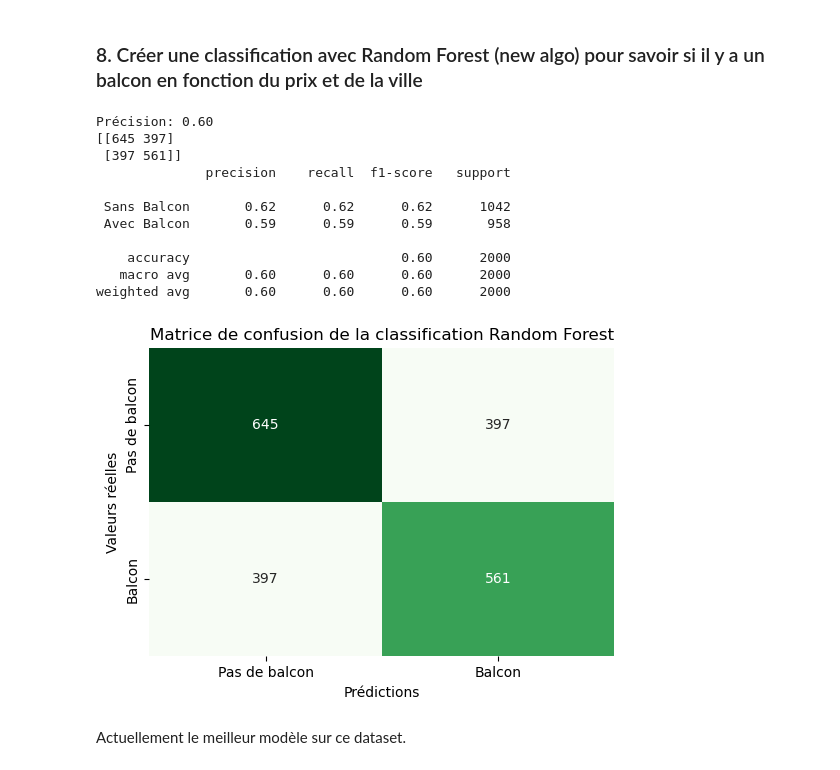
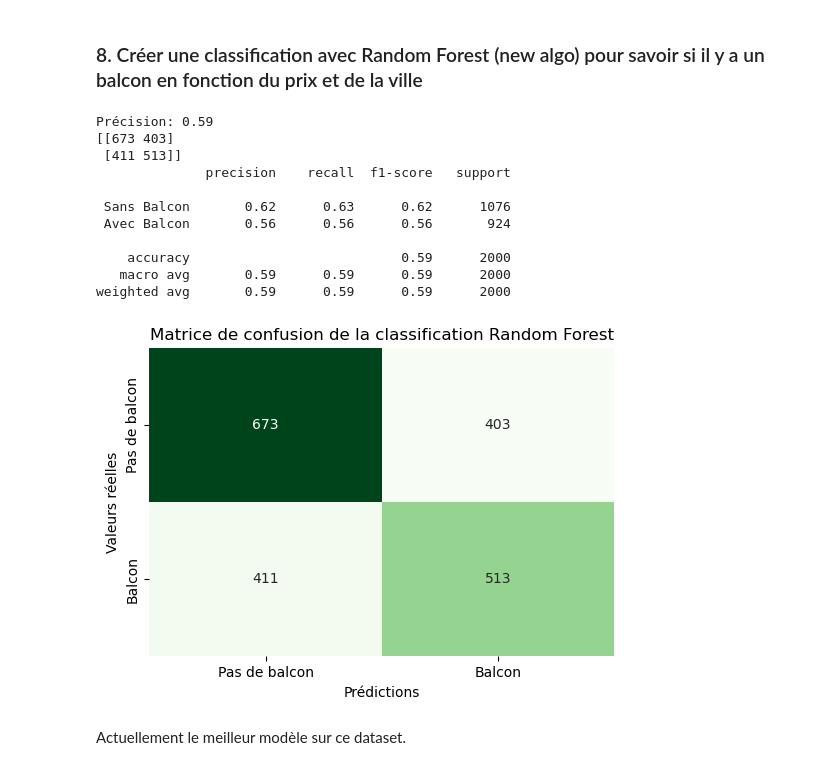
Before and after one commit to operdrix/cours-web-ia, a Jupyter notebook: rendu/rendu.ipynb, the cells around one changed output. Cells and saved outputs as stored; diff of their text form; code cells hidden in the pictures.

```diff
--- a/rendu/rendu.ipynb
+++ b/rendu/rendu.ipynb
@@ -660,7 +660,7 @@ La régression logistique a une meilleure précision mais n'arrive pas à prédi
 # %%
 # Créer une classification avec Random Forest (new algo) pour savoir si il y a un balcon en fonction du prix et de la ville
 
-X = df[['is_Paris', 'is_Lyon', 'is_Marseille', 'price (euros)']]
+X = df[['is_Paris', 'is_Lyon', 'is_Marseille', 'price']]
 y = df['have_balcony']
 
 # Séparer les données en training et testing
@@ -670,41 +670,41 @@ X_train, X_test, y_train, y_test = train_test_split(X, y, test_size=0.2, random_
 model = RandomForestClassifier(n_estimators=100, random_state=0)
 
 # Entraîner le modèle
 model.fit(X_train, y_train)
 
 # Prédire la présence de balcon sur le jeu de test
 y_pred = model.predict(X_test)
 
 # Calculer l'accuracy
 accuracy = accuracy_score(y_test, y_pred)
 print(f"Précision: {accuracy:.2f}")
 
 # Matrice de confusion
 conf_matrix = confusion_matrix(y_test, y_pred)
 print(conf_matrix)
 
 report = classification_report(y_test, y_pred, target_names=['Sans Balcon', 'Avec Balcon'])
 print(report)
 
 # Créer une heatmap pour la matrice de confusion du modèle Random Forest
 plt.figure(figsize=(6, 4))
 sns.heatmap(conf_matrix, annot=True, fmt="d", cmap="Greens", cbar=False, xticklabels=["Pas de balcon", "Balcon"], yticklabels=["Pas de balcon", "Balcon"])
 plt.title("Matrice de confusion de la classification Random Forest")
 plt.xlabel("Prédictions")
 plt.ylabel("Valeurs réelles")
 plt.show()
 # %% [output]
-Précision: 0.60
-[[645 397]
- [397 561]]
+Précision: 0.59
+[[673 403]
+ [411 513]]
               precision    recall  f1-score   support
 
- Sans Balcon       0.62      0.62      0.62      1042
- Avec Balcon       0.59      0.59      0.59       958
+ Sans Balcon       0.62      0.63      0.62      1076
+ Avec Balcon       0.56      0.56      0.56       924
 
-    accuracy                           0.60      2000
-   macro avg       0.60      0.60      0.60      2000
-weighted avg       0.60      0.60      0.60      2000
+    accuracy                           0.59      2000
+   macro avg       0.59      0.59      0.59      2000
+weighted avg       0.59      0.59      0.59      2000
-[figure, old version]
+[figure, new version]
 # %% [markdown]
 Actuellement le meilleur modèle sur ce dataset.
```
Also changed, not shown: parts of 20 cells of this notebook, 1 other file.
